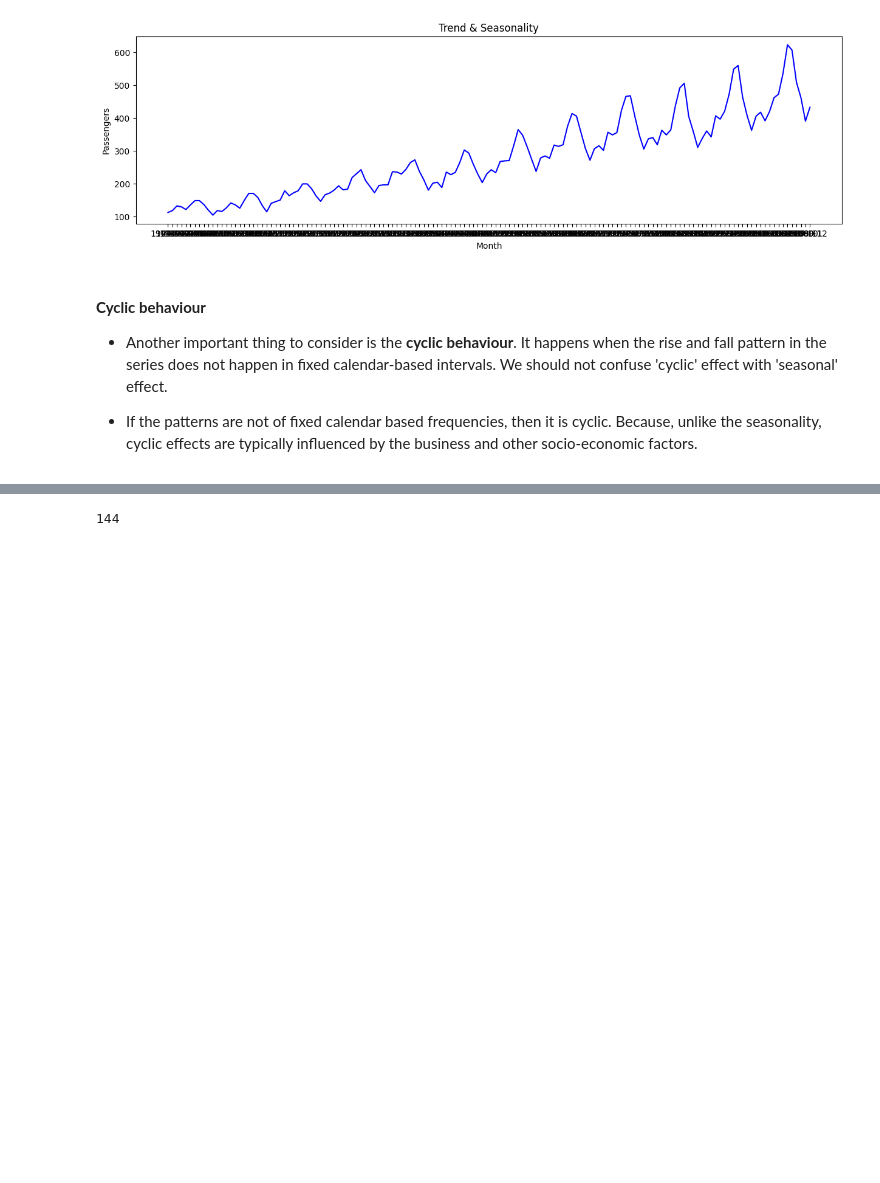
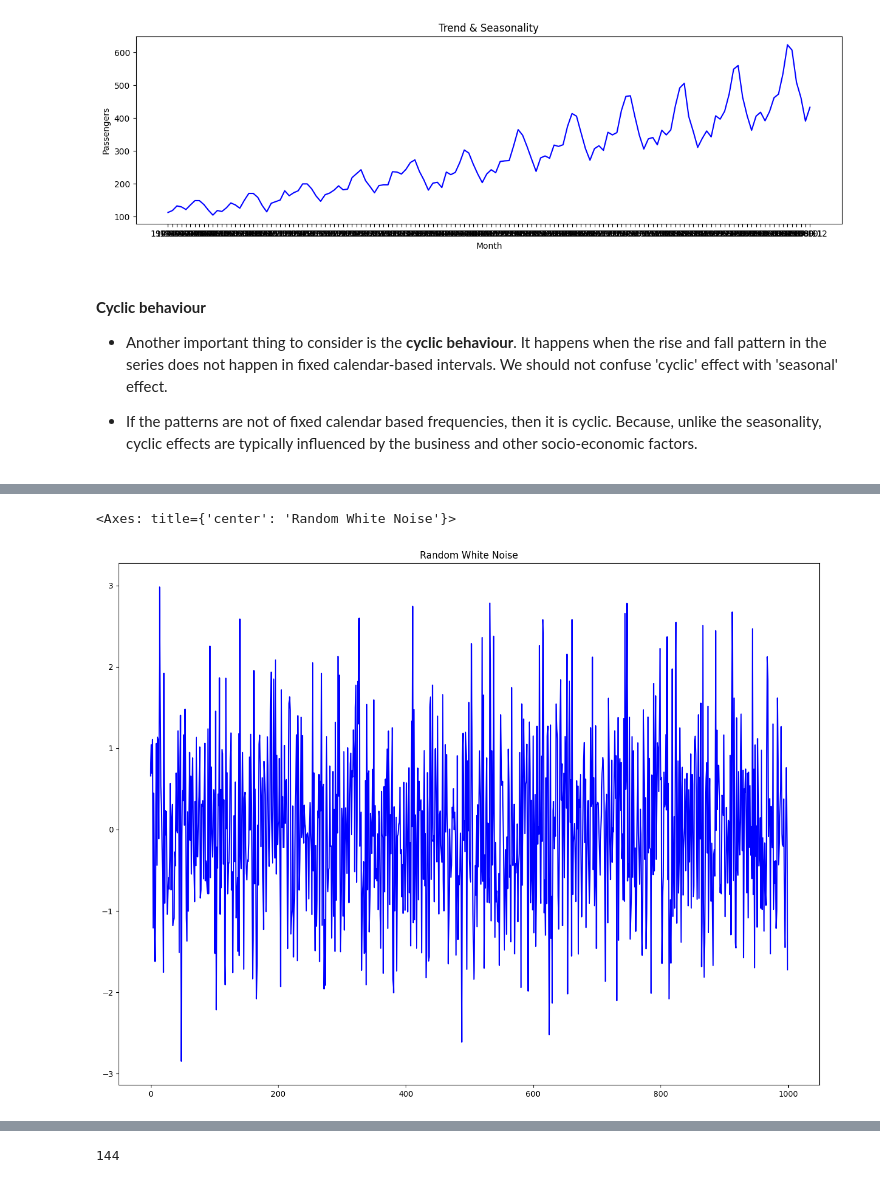
Before and after one commit to asilfndk/Airline-Passenger--Time-Series--Prediction-using-Keras-LSTM, a Jupyter notebook: airline_passenger.ipynb, the cells around one changed output, grey strips where cells are left out. Saved outputs shown, nothing was run; the diff lists cells and outputs as text; code cells hidden in the pictures; blank space fills up the shorter version.

```diff
--- a/airline_passenger.ipynb
+++ b/airline_passenger.ipynb
@@ -192,0 +324,6 @@ LSTM is sensitive to the scale of the input data. So we will rescale the data to
+# %%
+rand_numbers = np.random.randn(1000)
+pd.Series(rand_numbers).plot(title='Random White Noise', color='b')
+# %% [output]
+<Axes: title={'center': 'Random White Noise'}>
+[figure, added]
```
Also changed, not shown: parts of 44 cells of this notebook.
